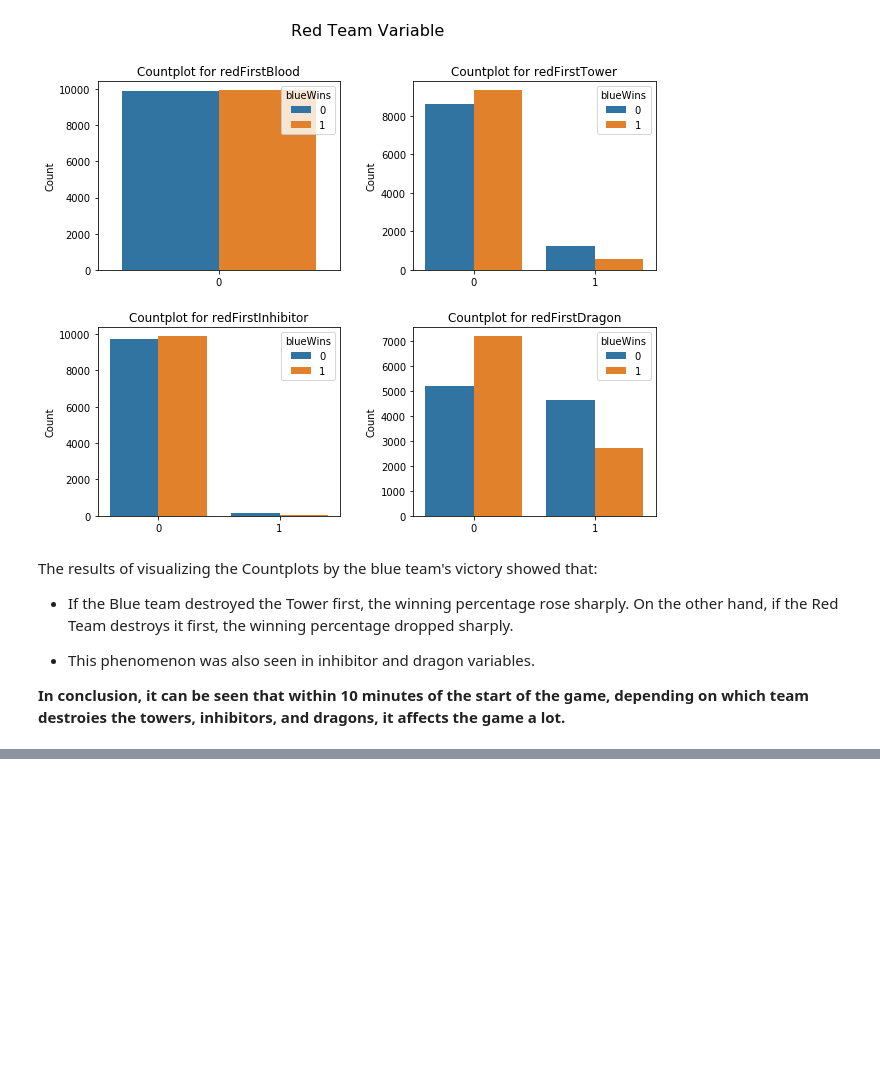
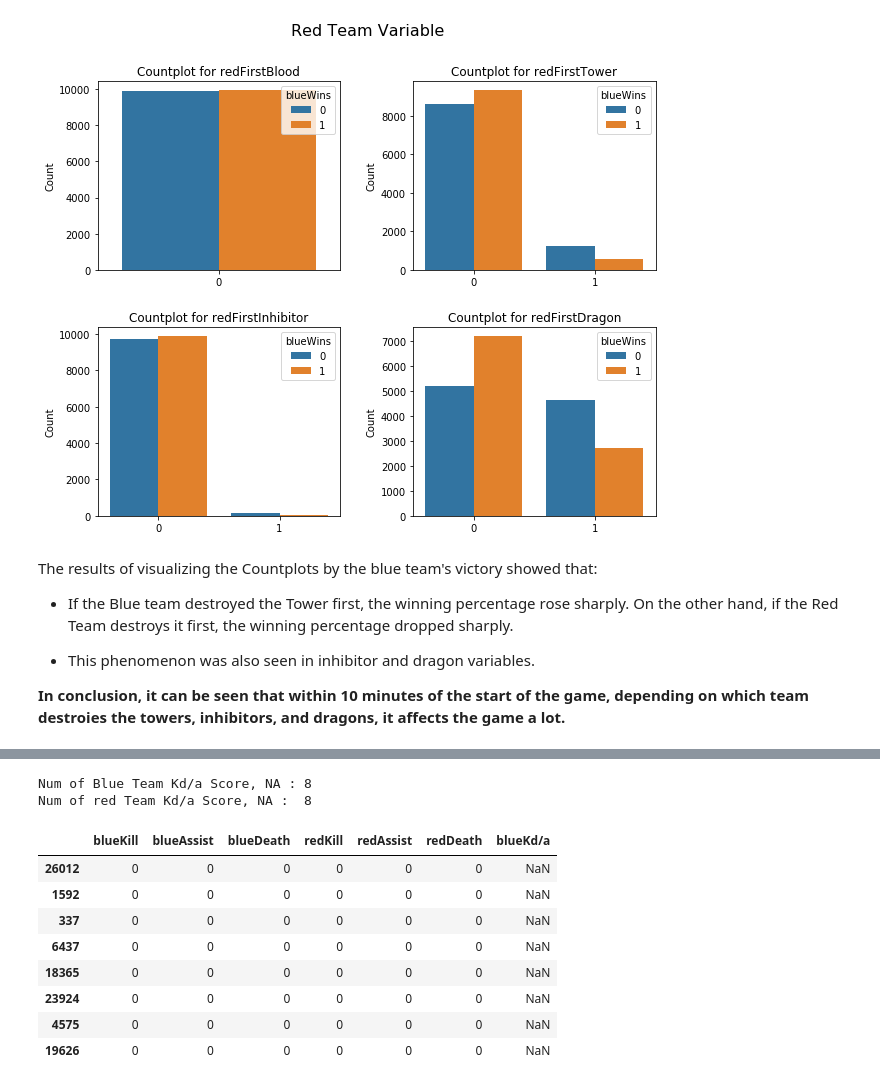
Before and after one commit to SSANGMAN/LoL, a Jupyter notebook: ipynb/Who_is_win_Exploratory Data Analysis_v1.ipynb, the cells around one changed output, grey strips where cells are left out. Cells and saved outputs as stored; diff of their text form; code cells hidden in the pictures; blank space fills up the shorter version.

```diff
--- a/ipynb/Who_is_win_Exploratory Data Analysis_v1.ipynb
+++ b/ipynb/Who_is_win_Exploratory Data Analysis_v1.ipynb
@@ -519,0 +563,21 @@ for i, num_col in enumerate(num_cols):
+# %%
+train['blueKd/a'] = (train['blueKill'] + train['blueAssist']) / train['blueDeath']
+train['redKd/a'] = (train['redKill'] + train['redAssist']) / train['redDeath']
+
+print("Num of Blue Team Kd/a Score, NA :", train.loc[train['blueKd/a'].isna()].shape[0])
+print("Num of red Team Kd/a Score, NA : ", train.loc[train['redKd/a'].isna()].shape[0])
+# %% [output]
+Num of Blue Team Kd/a Score, NA : 8
+Num of red Team Kd/a Score, NA :  8
+# %%
+train.loc[train['blueKd/a'].isna()][['blueKill', 'blueAssist', 'blueDeath', 'redKill', 'redAssist', 'redDeath', 'blueKd/a']]
+# %% [output]
+|  | blueKill | blueAssist | blueDeath | redKill | redAssist | redDeath | blueKd/a |
+| 26012 | 0 | 0 | 0 | 0 | 0 | 0 | NaN |
+| 1592 | 0 | 0 | 0 | 0 | 0 | 0 | NaN |
+| 337 | 0 | 0 | 0 | 0 | 0 | 0 | NaN |
+| 6437 | 0 | 0 | 0 | 0 | 0 | 0 | NaN |
+| 18365 | 0 | 0 | 0 | 0 | 0 | 0 | NaN |
+| 23924 | 0 | 0 | 0 | 0 | 0 | 0 | NaN |
+| 4575 | 0 | 0 | 0 | 0 | 0 | 0 | NaN |
+| 19626 | 0 | 0 | 0 | 0 | 0 | 0 | NaN |
```
Also changed, not shown: parts of 18 cells of this notebook.
